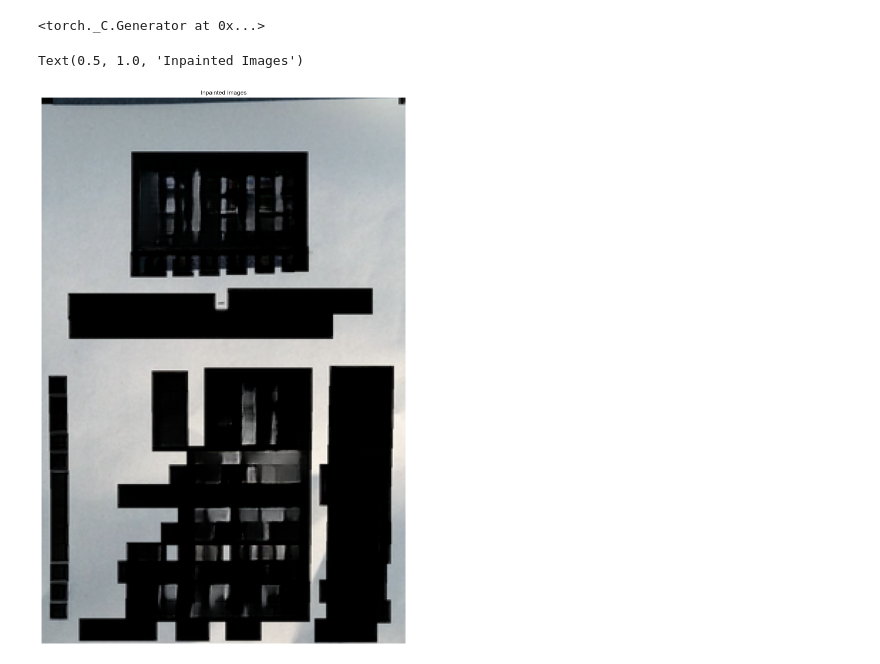
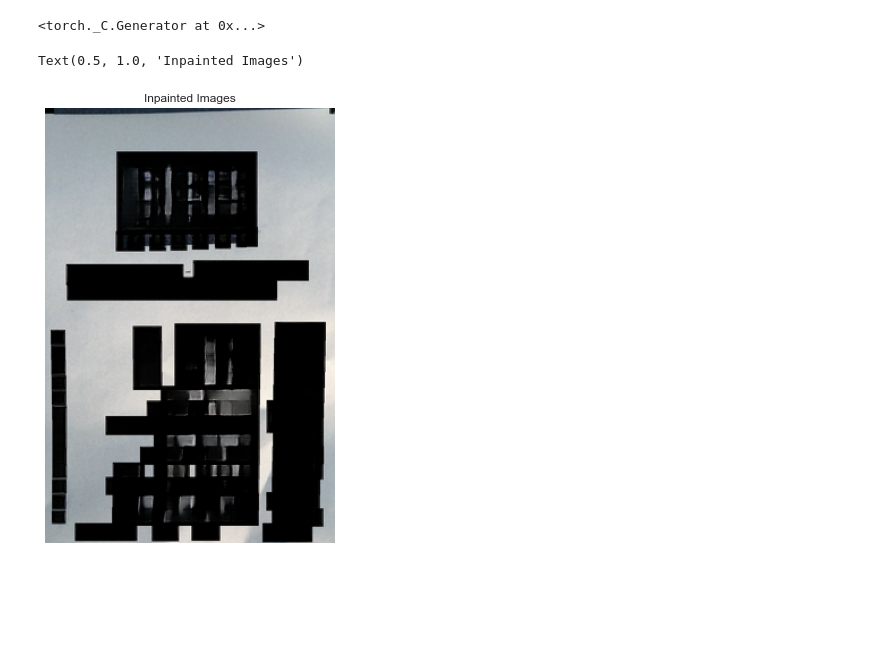
Before and after one commit to Boram3J/image-editing, a Jupyter notebook: EDA/이미지 OCR 글자 추출하기.ipynb, the cells around one changed output. Saved outputs shown, nothing was run; the diff lists cells and outputs as text; code cells hidden in the pictures; blank space fills up the shorter version.

```diff
--- a/EDA/이미지 OCR 글자 추출하기.ipynb
+++ b/EDA/이미지 OCR 글자 추출하기.ipynb
@@ -246,11 +246,11 @@ msk = inp[:, :1] < torch.finfo(inp.dtype).eps
 # %%
 with torch.inference_mode():
     out = model(inp, msk.long()).cuda()
 
-plt.figure(figsize=(20, 20))
+plt.figure(figsize=(10, 8))
 plt.imshow(np.hstack([np.asarray(to_pil_image(img)) for img in out]))
 plt.axis("off")
 plt.title("Inpainted Images")
 # %% [output]
 Text(0.5, 1.0, 'Inpainted Images')
-[figure, old version]
+[figure, new version]
```
Also changed, not shown: parts of 4 cells of this notebook.
